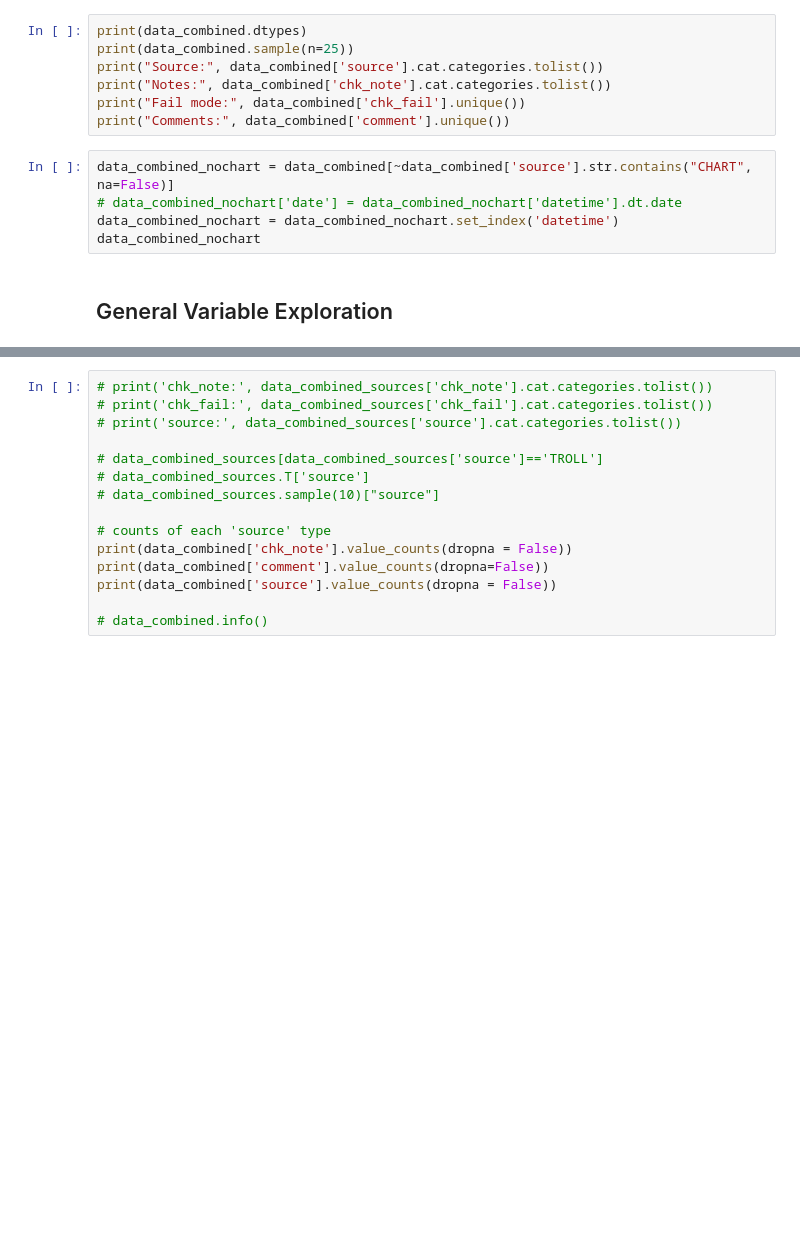
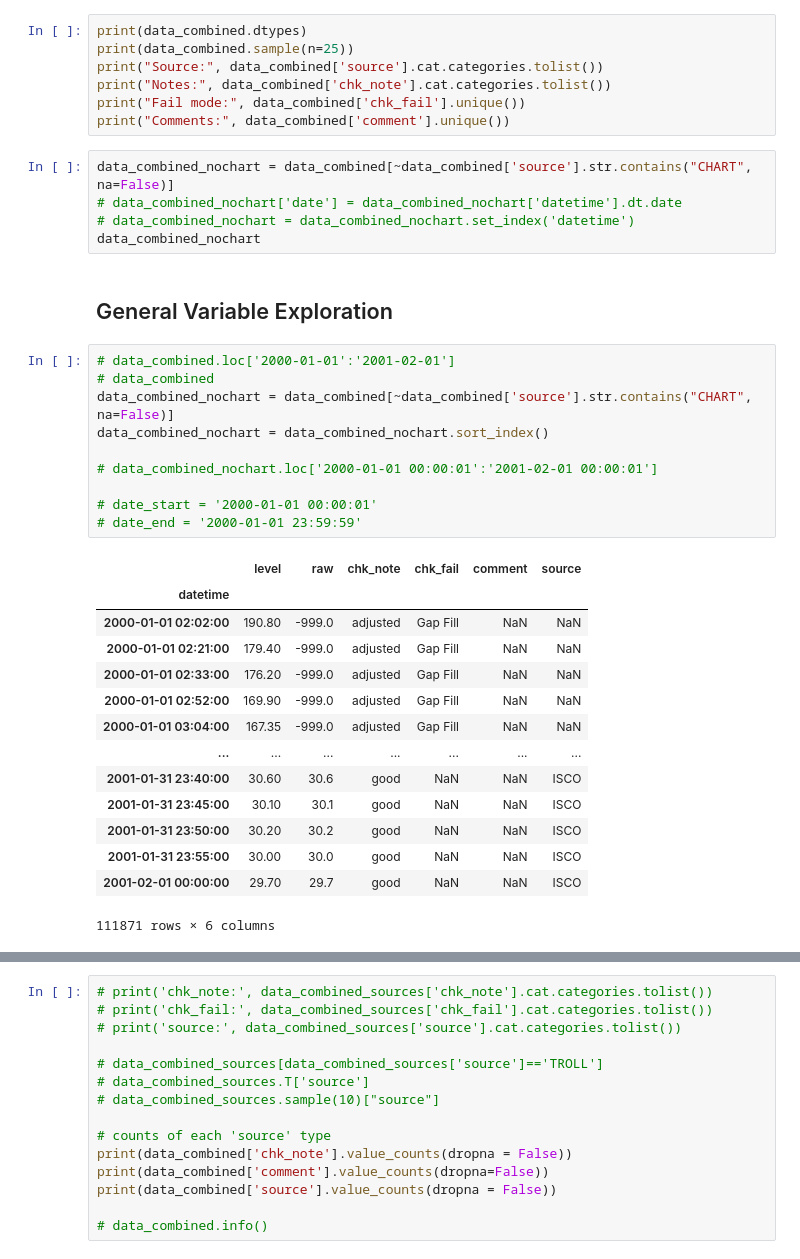
Before and after one commit to gmcginnis/info-698-capstone, a Jupyter notebook: 01_eda.ipynb, the cells around one changed output, grey strips where cells are left out. Drawn from its saved outputs; the diff is of its cells as text; blank space fills up the shorter version.

```diff
--- a/01_eda.ipynb
+++ b/01_eda.ipynb
@@ -208,7 +208,32 @@ print("Comments:", data_combined['comment'].unique())
 # %%
 data_combined_nochart = data_combined[~data_combined['source'].str.contains("CHART", na=False)]
 # data_combined_nochart['date'] = data_combined_nochart['datetime'].dt.date
-data_combined_nochart = data_combined_nochart.set_index('datetime')
+# data_combined_nochart = data_combined_nochart.set_index('datetime')
 data_combined_nochart
 # %% [markdown]
 ## General Variable Exploration
+# %%
+# data_combined.loc['2000-01-01':'2001-02-01']
+# data_combined
+data_combined_nochart = data_combined[~data_combined['source'].str.contains("CHART", na=False)]
+data_combined_nochart = data_combined_nochart.sort_index()
+
+# data_combined_nochart.loc['2000-01-01 00:00:01':'2001-02-01 00:00:01']
+
+# date_start = '2000-01-01 00:00:01'
+# date_end = '2000-01-01 23:59:59'
+# %% [output]
+|  | level | raw | chk_note | chk_fail | comment | source |
+| datetime |  |  |  |  |  |  |
+| 2000-01-01 02:02:00 | 190.80 | -999.0 | adjusted | Gap Fill | NaN | NaN |
+| 2000-01-01 02:21:00 | 179.40 | -999.0 | adjusted | Gap Fill | NaN | NaN |
+| 2000-01-01 02:33:00 | 176.20 | -999.0 | adjusted | Gap Fill | NaN | NaN |
+| 2000-01-01 02:52:00 | 169.90 | -999.0 | adjusted | Gap Fill | NaN | NaN |
+| 2000-01-01 03:04:00 | 167.35 | -999.0 | adjusted | Gap Fill | NaN | NaN |
+| ... | ... | ... | ... | ... | ... | ... |
+| 2001-01-31 23:40:00 | 30.60 | 30.6 | good | NaN | NaN | ISCO |
+| 2001-01-31 23:45:00 | 30.10 | 30.1 | good | NaN | NaN | ISCO |
+| 2001-01-31 23:50:00 | 30.20 | 30.2 | good | NaN | NaN | ISCO |
+| 2001-01-31 23:55:00 | 30.00 | 30.0 | good | NaN | NaN | ISCO |
+| 2001-02-01 00:00:00 | 29.70 | 29.7 | good | NaN | NaN | ISCO |
+111871 rows × 6 columns
```
Also changed, not shown: parts of 2 cells of this notebook.
